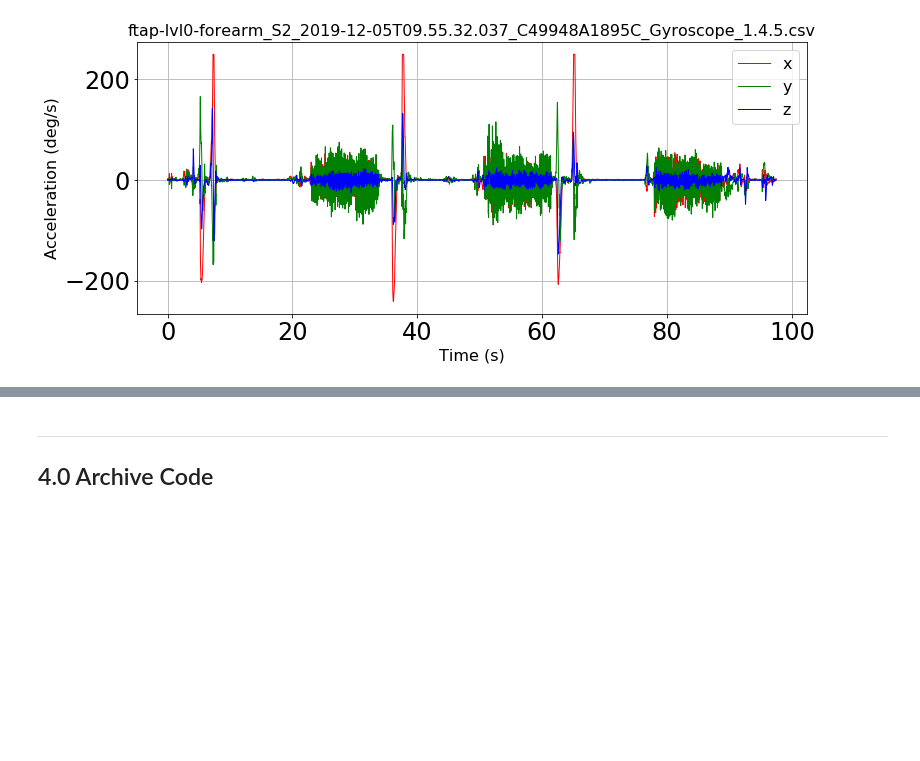
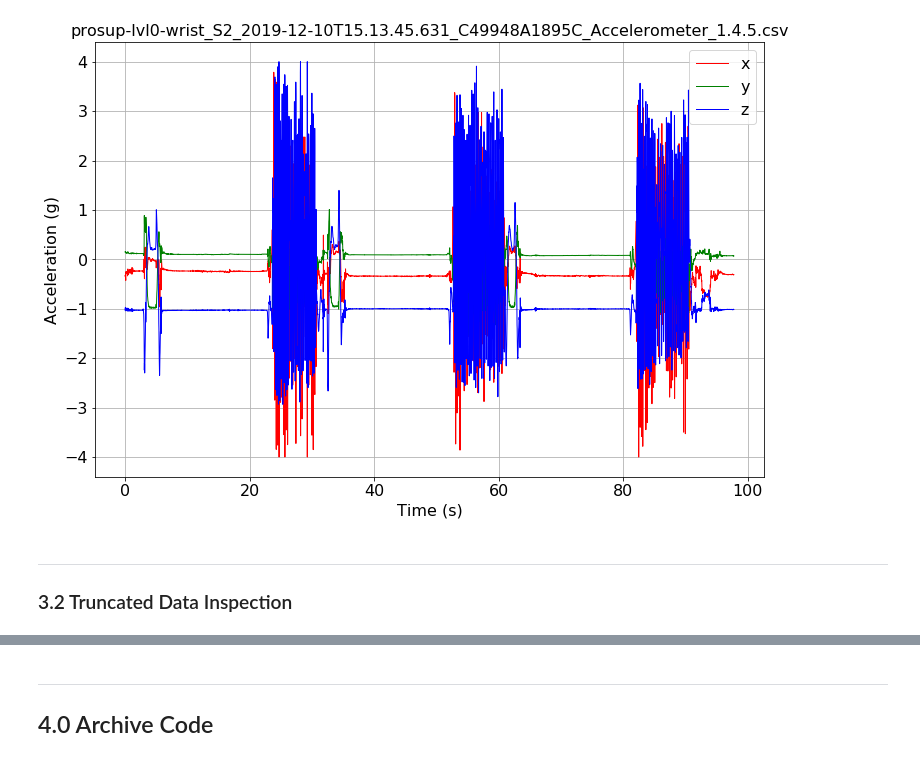
Before and after one commit to jwcn97/Parkinson-Disease-Repository, a Jupyter notebook: Testground/Test 3 - Chin Yang Playground/Ken_Test1/local.ipynb, the cells around one changed output, grey strips where cells are left out. Cells and saved outputs as stored; diff of their text form; code cells hidden in the pictures; blank space fills up the shorter version.

```diff
--- a/Testground/Test 3 - Chin Yang Playground/Ken_Test1/local.ipynb
+++ b/Testground/Test 3 - Chin Yang Playground/Ken_Test1/local.ipynb
@@ -21,11 +40,11 @@ importing Jupyter notebook from util.ipynb
 params = {'lines.linewidth' : 1,
           'legend.fontsize': 16,
           'legend.loc': 'best',
-          'figure.figsize': (12, 5),
+          'figure.figsize': (12, 8),
          'axes.labelsize': 16,
          'axes.titlesize': 16,
-         'xtick.labelsize': 24,
-         'ytick.labelsize': 24}
+         'xtick.labelsize': 16,
+         'ytick.labelsize': 16}
 
 # Update plot customisation parameters
 pylab.rcParams.update(params)
@@ -36,12 +60,7 @@ pylab.rcParams.update(params)
 working_path = get_folder_path('ftap-forearm')
 print(working_path)
 os.chdir(working_path)
-
-file = 'ftap-lvl0-forearm_S2_2019-12-05T09.55.32.037_C49948A1895C_Gyroscope_1.4.5.csv'
-
-# file = "working_path/*.csv"
-# if "lvl0" in file:
+file = 'prosup-lvl0-wrist_S2_2019-12-10T15.13.45.631_C49948A1895C_Accelerometer_1.4.5.csv'
 df = read_csv_file(file)
-
 os.chdir('..')
 # %% [output]
@@ -55,7 +88,10 @@ C:\Users\User\Desktop\4th_year_project\Parkinson-Disease-Repository\Testground\T
 # %%
-plot_time_3_axes(df, t = file)
+plot_time_3_axes(df, file)
 # %% [output]
-[figure, old version]
+[figure, new version]
+# %% [markdown]
+---
+### 3.2 Truncated Data Inspection
 # %%
 # ==============================================
 # Truncated Data Analysis
```
Also changed, not shown: parts of 21 cells of this notebook, 1 other file.
